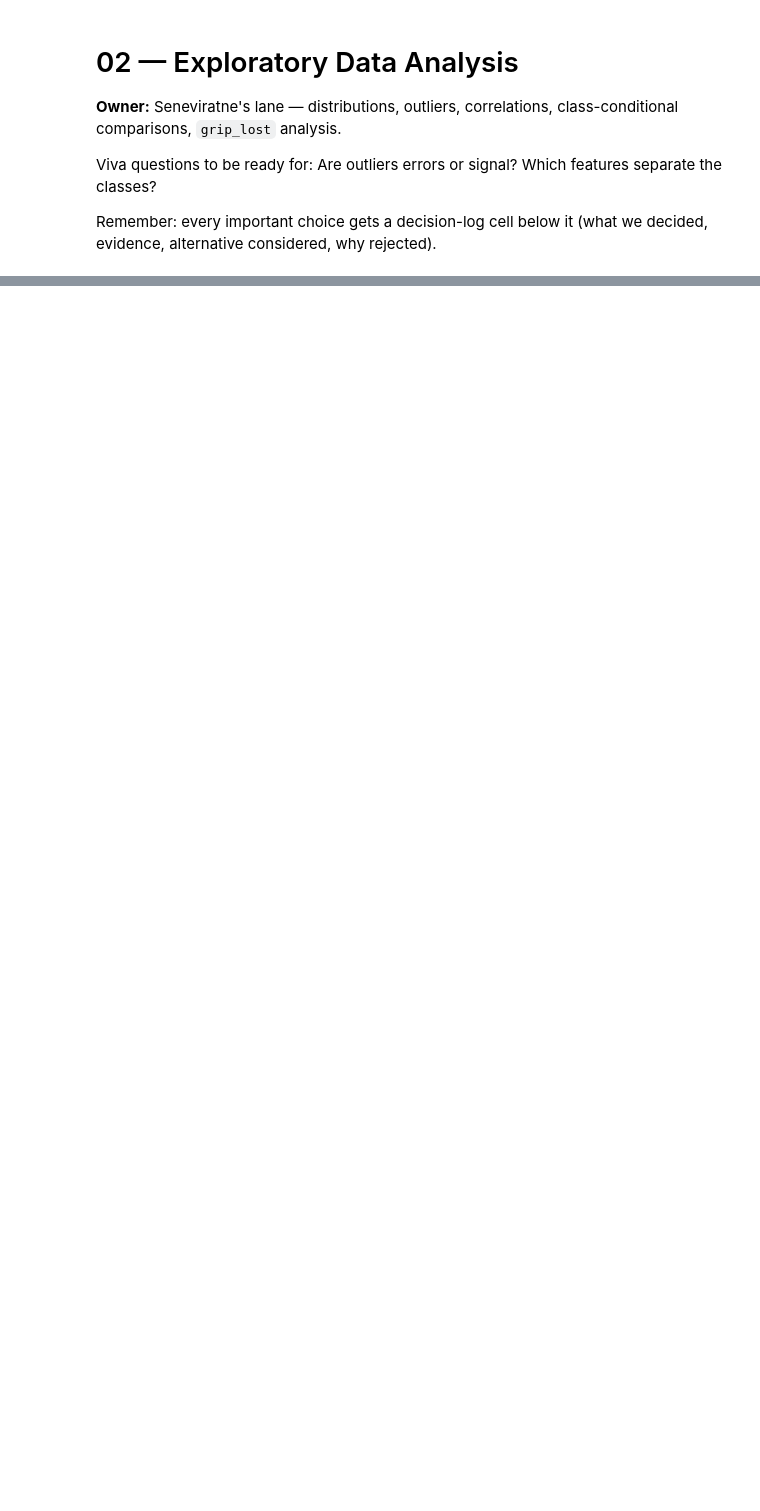
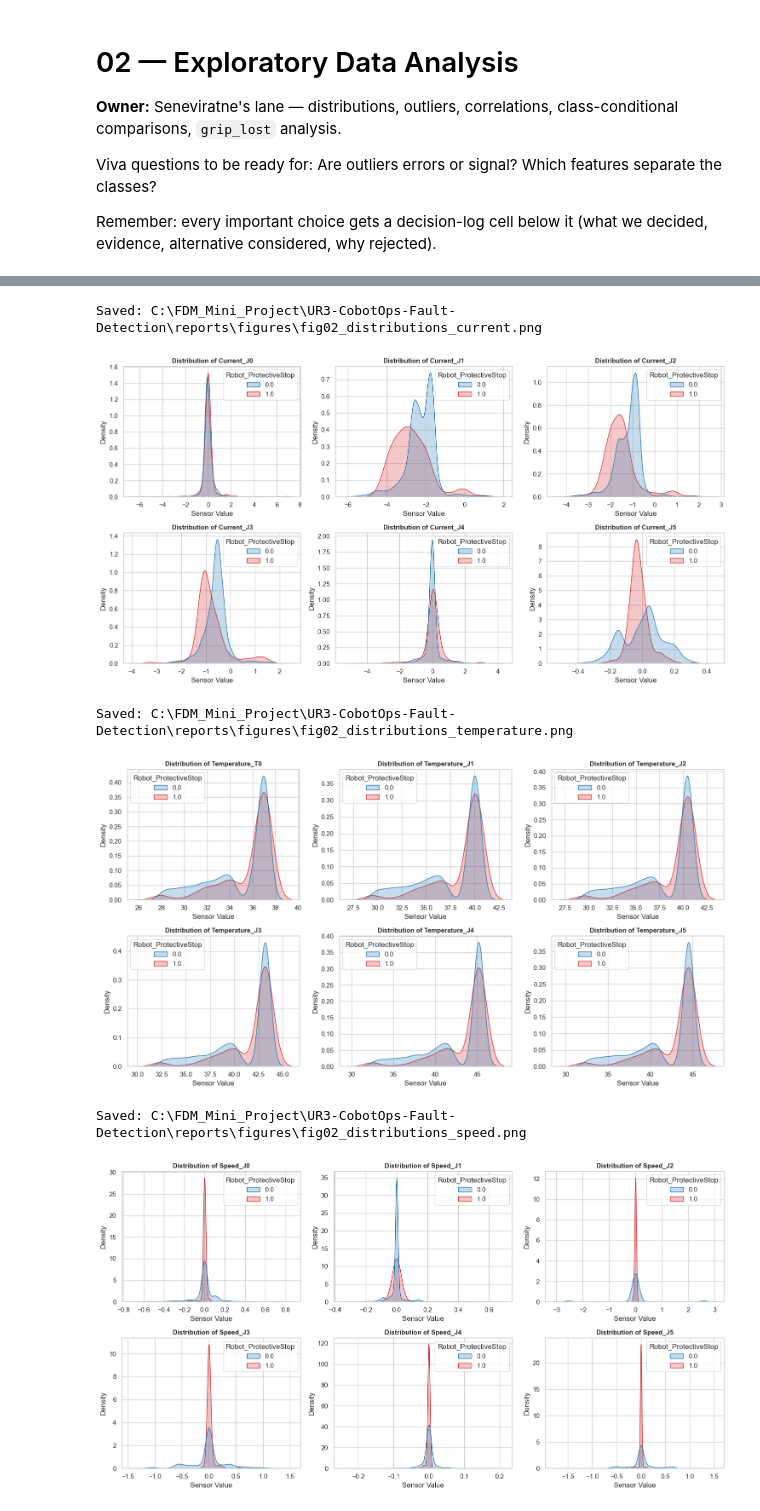
Before and after one commit to Bimsara-Yehan/UR3-CobotOps-Fault-Detection, a Jupyter notebook: notebooks/02_eda.ipynb, the cells around one changed output, grey strips where cells are left out. Cells and saved outputs as stored; diff of their text form; code cells hidden in the pictures; blank space fills up the shorter version.

Commit message:
Complete notebook 02 :Distributions, boxplots,correlations,grip_lost crosstab, and decision logs

```diff
--- a/notebooks/02_eda.ipynb
+++ b/notebooks/02_eda.ipynb
@@ -45,2 +63,44 @@ TODO: histogram/KDE per feature, split by `Robot_ProtectiveStop` (0 vs 1), group
 # %%
-# TODO: e.g. for col in current_cols: sns.kdeplot(data=df, x=col, hue="Robot_ProtectiveStop")
+# Distributions per sensor family split by class
+families = {
+    "current": current_cols,
+    "temperature": temperature_cols,
+    "speed": speed_cols,
+    "tool": tool_cols
+}
+
+for family_name, cols in families.items():
+    n_cols = len(cols)
+    fig, axes = plt.subplots(nrows=(n_cols + 2) // 3, ncols=min(3, n_cols), figsize=(15, 4 * ((n_cols + 2) // 3)))
+    if n_cols == 1:
+        axes = np.array([axes])
+    axes = axes.flatten()
+
+    for idx, col in enumerate(cols):
+        sns.kdeplot(
+            data=df,
+            x=col,
+            hue="Robot_ProtectiveStop",
+            common_norm=False,
+            fill=True,
+            palette={0: "#1f77b4", 1: "#d62728"},
+            ax=axes[idx]
+        )
+        axes[idx].set_title(f"Distribution of {col}", fontsize=11, fontweight="bold")
+        axes[idx].set_xlabel("Sensor Value")
+
+    for idx in range(n_cols, len(axes)):
+        fig.delaxes(axes[idx])
+
+    plt.tight_layout()
+    fig_path = FIGURES_DIR / f"fig02_distributions_{family_name}.png"
+    plt.savefig(fig_path, dpi=300, bbox_inches="tight")
+    print(f"Saved: {fig_path}")
+    plt.show()
+# %% [output]
+Saved: C:\FDM_Mini_Project\UR3-CobotOps-Fault-Detection\reports\figures\fig02_distributions_current.png
+[figure, added]
+Saved: C:\FDM_Mini_Project\UR3-CobotOps-Fault-Detection\reports\figures\fig02_distributions_temperature.png
+[figure, added]
+Saved: C:\FDM_Mini_Project\UR3-CobotOps-Fault-Detection\reports\figures\fig02_distributions_speed.png
+[figure, added]
```
Also changed, not shown: parts of 16 cells of this notebook, 6 other files.
